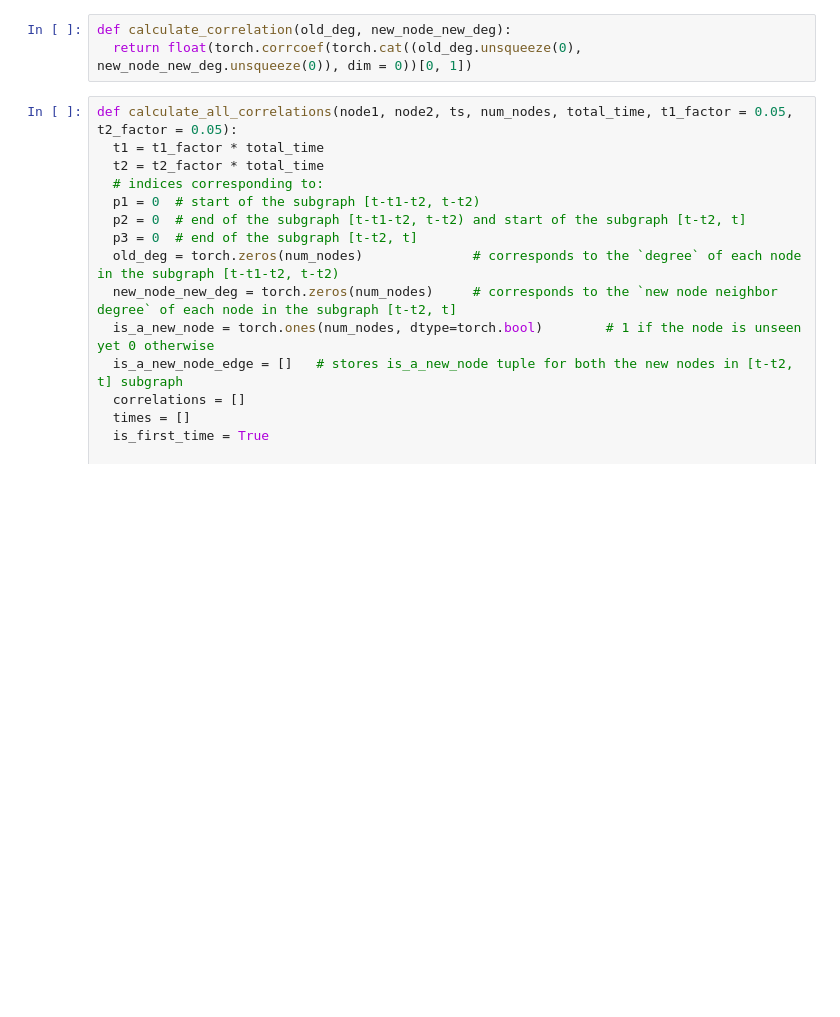
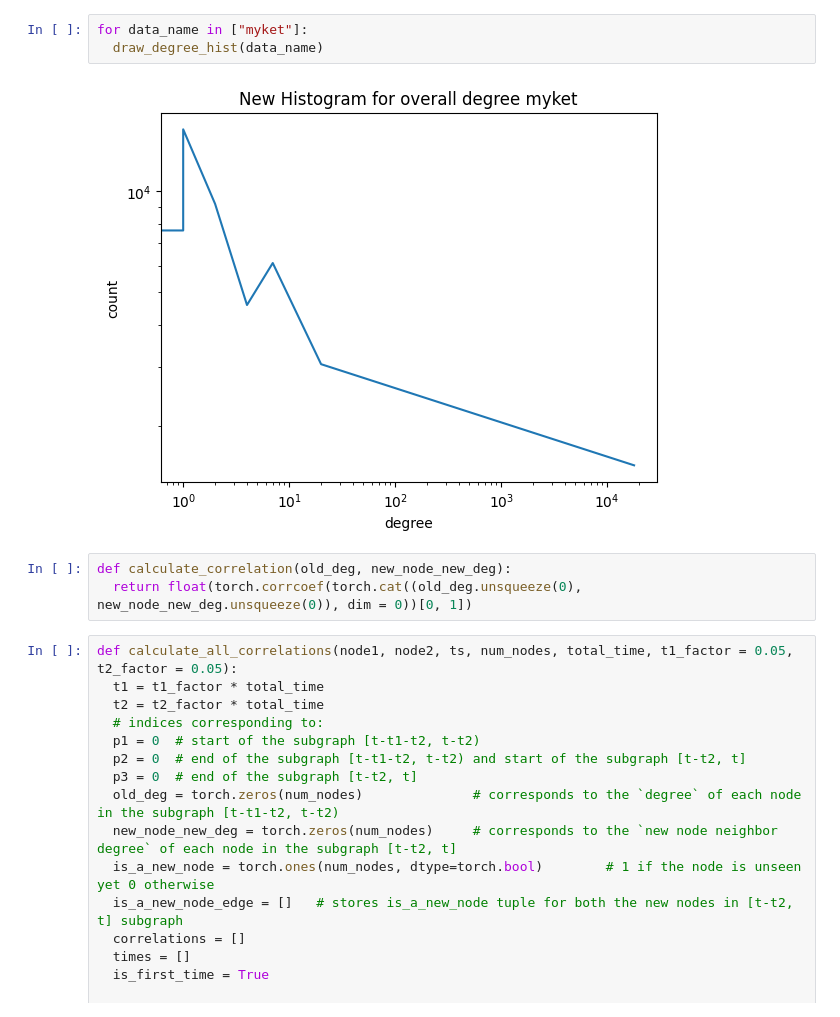
Before and after one commit to webster-781/DyGLib, a Jupyter notebook: scripts/dataset_analysis.ipynb, the cells around one changed output. Cells and saved outputs as stored; diff of their text form; blank space fills up the shorter version.

```diff
--- a/scripts/dataset_analysis.ipynb
+++ b/scripts/dataset_analysis.ipynb
@@ -12,3 +75,8 @@ edge_data = pd.read_csv('/home/ayush/DyGLib/DG_data/uci/ml_uci.csv')
+# %%
+for data_name in ["myket"]:
+  draw_degree_hist(data_name)
+# %% [output]
+[figure, added]
 # %%
 def calculate_correlation(old_deg, new_node_new_deg):
   return float(torch.corrcoef(torch.cat((old_deg.unsqueeze(0), new_node_new_deg.unsqueeze(0)), dim = 0))[0, 1])
```
Also changed, not shown: parts of 5 cells of this notebook, 1 other file.
